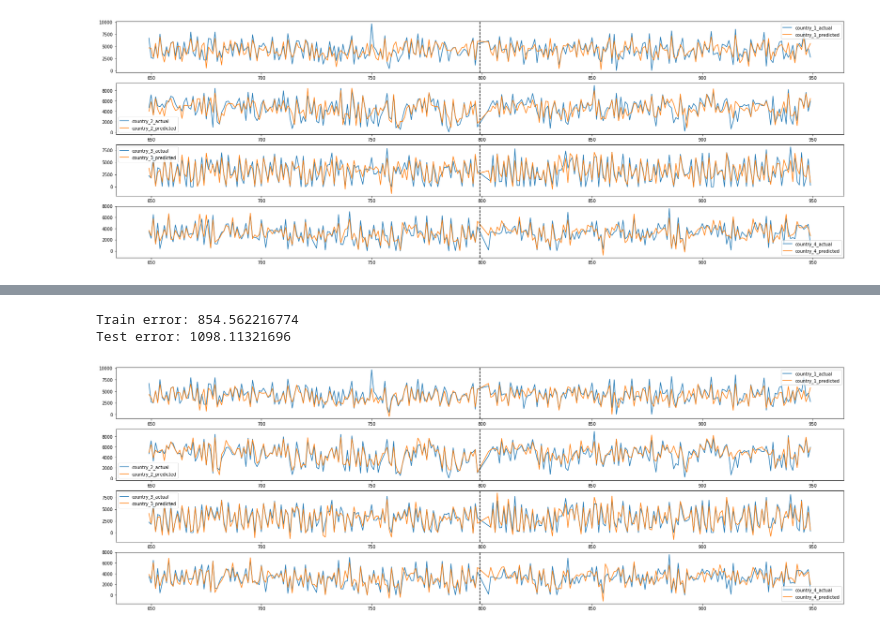
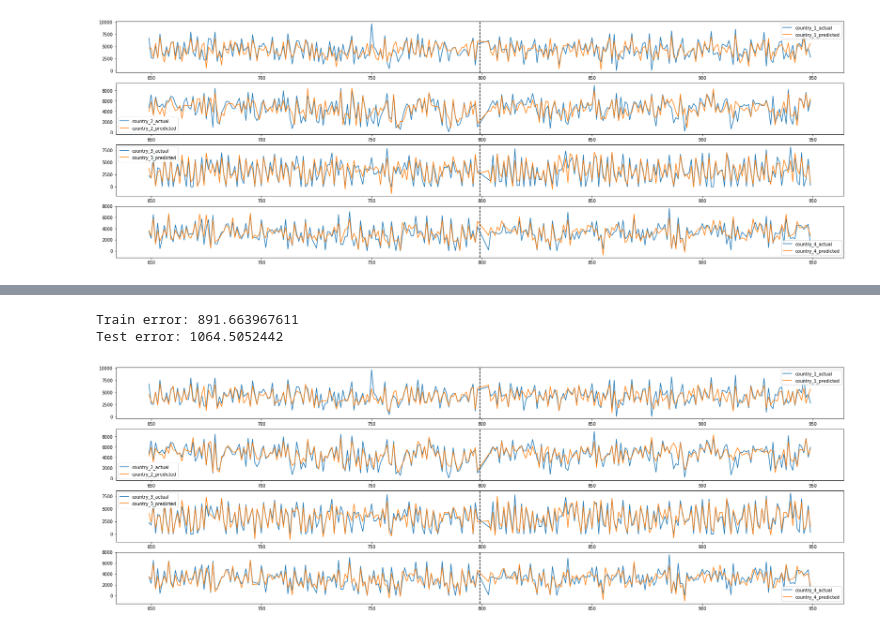
Before and after one commit to improbable-research/sugarWorld, a Jupyter notebook: python/gdp_modelling.ipynb, the cells around one changed output, grey strips where cells are left out. Drawn from its saved outputs; the diff is of its cells as text; code cells hidden in the pictures.

```diff
--- a/python/gdp_modelling.ipynb
+++ b/python/gdp_modelling.ipynb
@@ -42,6 +49,6 @@ Test error: 1132.35705295
 # %%
-lstm = run_gdp_model(LSTM, X_data, Y_data, window=5, epochs=500)
+lstm = run_gdp_model(gdpLSTM, X_data, Y_data, window=5, epochs=500)
 # %% [output]
-Train error: 854.562216774
-Test error: 1098.11321696
+Train error: 891.663967611
+Test error: 1064.5052442
-[figure, old version]
+[figure, new version]
```
Also changed, not shown: parts of 5 cells of this notebook, 2 other files.
